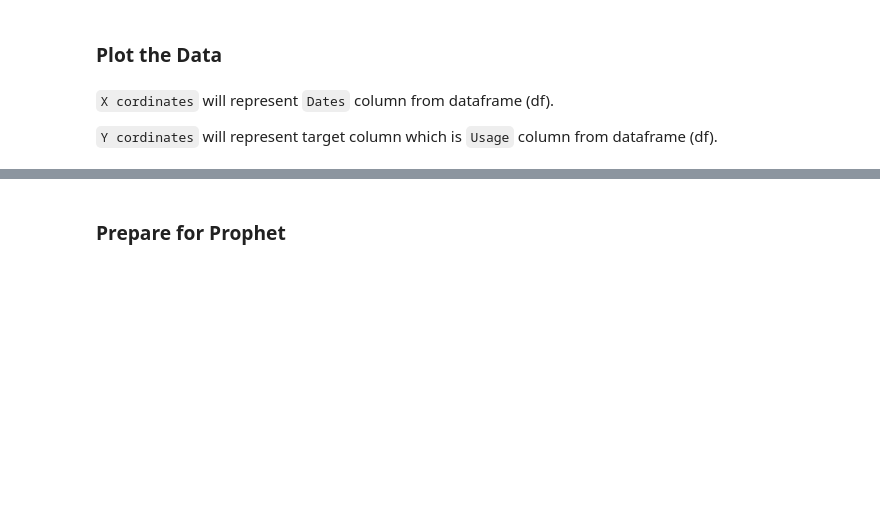
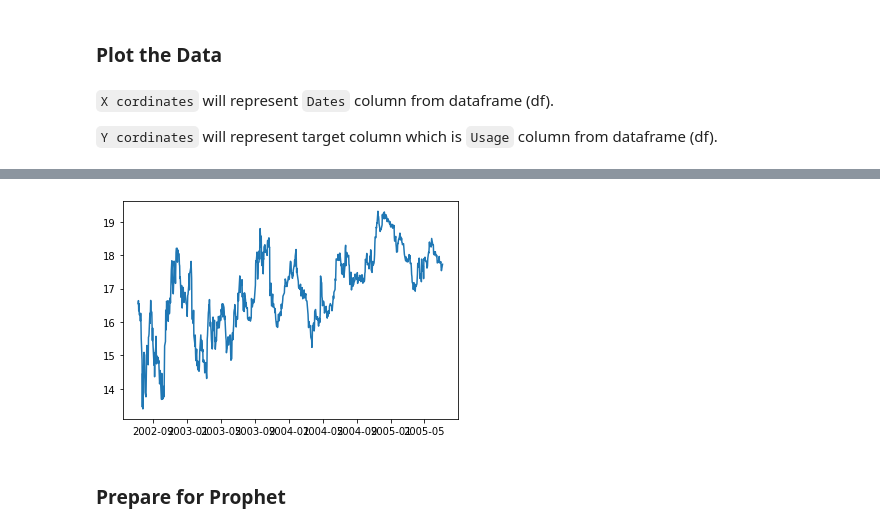
Before and after one commit to aimazin/Stock_predictions, a Jupyter notebook: MSFT_labs_time_series_forecasting_with_prophet_2022.ipynb, the cells around one changed output, grey strips where cells are left out. Cells and saved outputs as stored; diff of their text form; code cells hidden in the pictures; blank space fills up the shorter version.

```diff
--- a/MSFT_labs_time_series_forecasting_with_prophet_2022.ipynb
+++ b/MSFT_labs_time_series_forecasting_with_prophet_2022.ipynb
@@ -325,6 +320,11 @@ fig = px.line(df, x='Date', y='Close')
 fig.show()
 # %% [output]
 [interactive output not drawn]
+# %%
+pyplot.plot(df.Date,df.Close)
+pyplot.show()
+# %% [output]
+[figure, added]
 # %% [markdown]
 ### Prepare for Prophet
 # %% [markdown]
```
Also changed, not shown: parts of 12 cells of this notebook.
